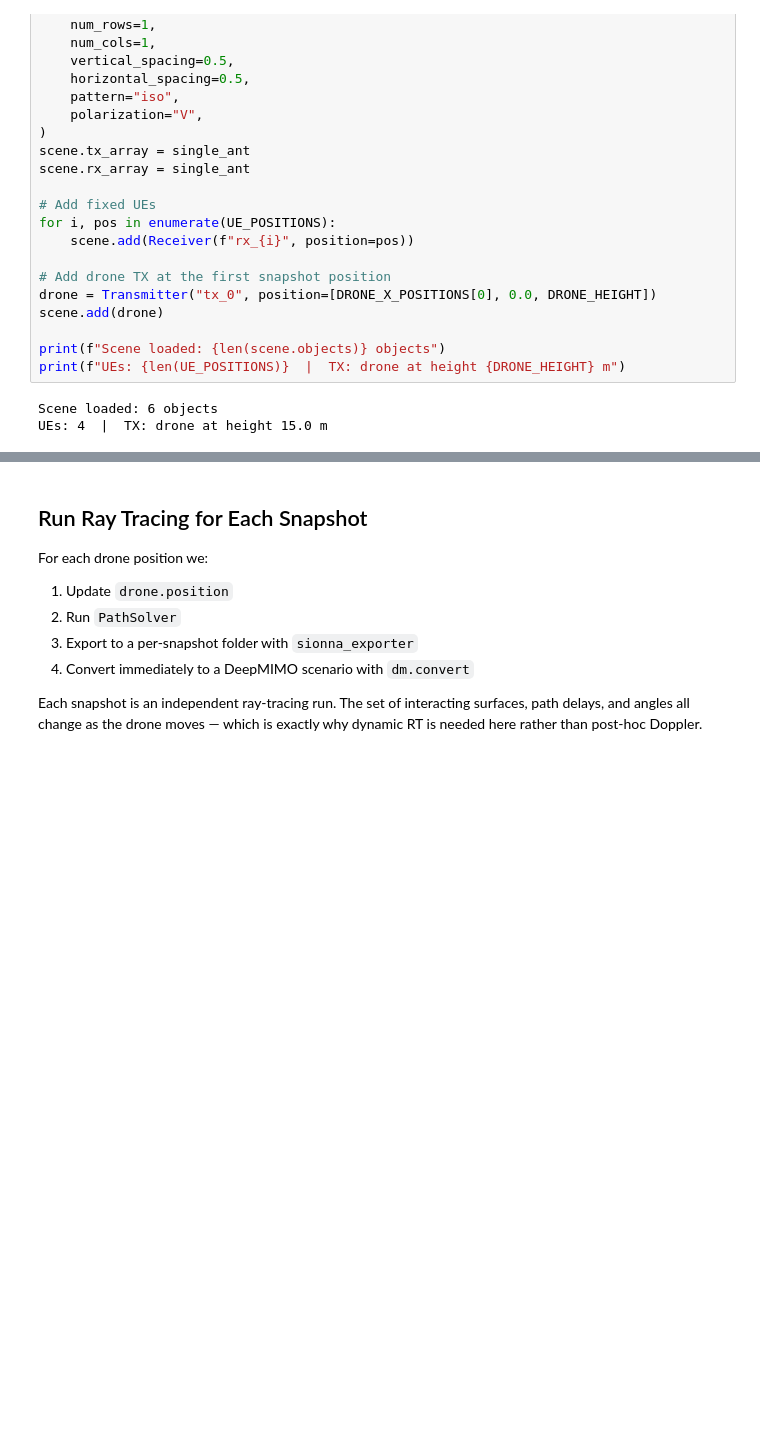
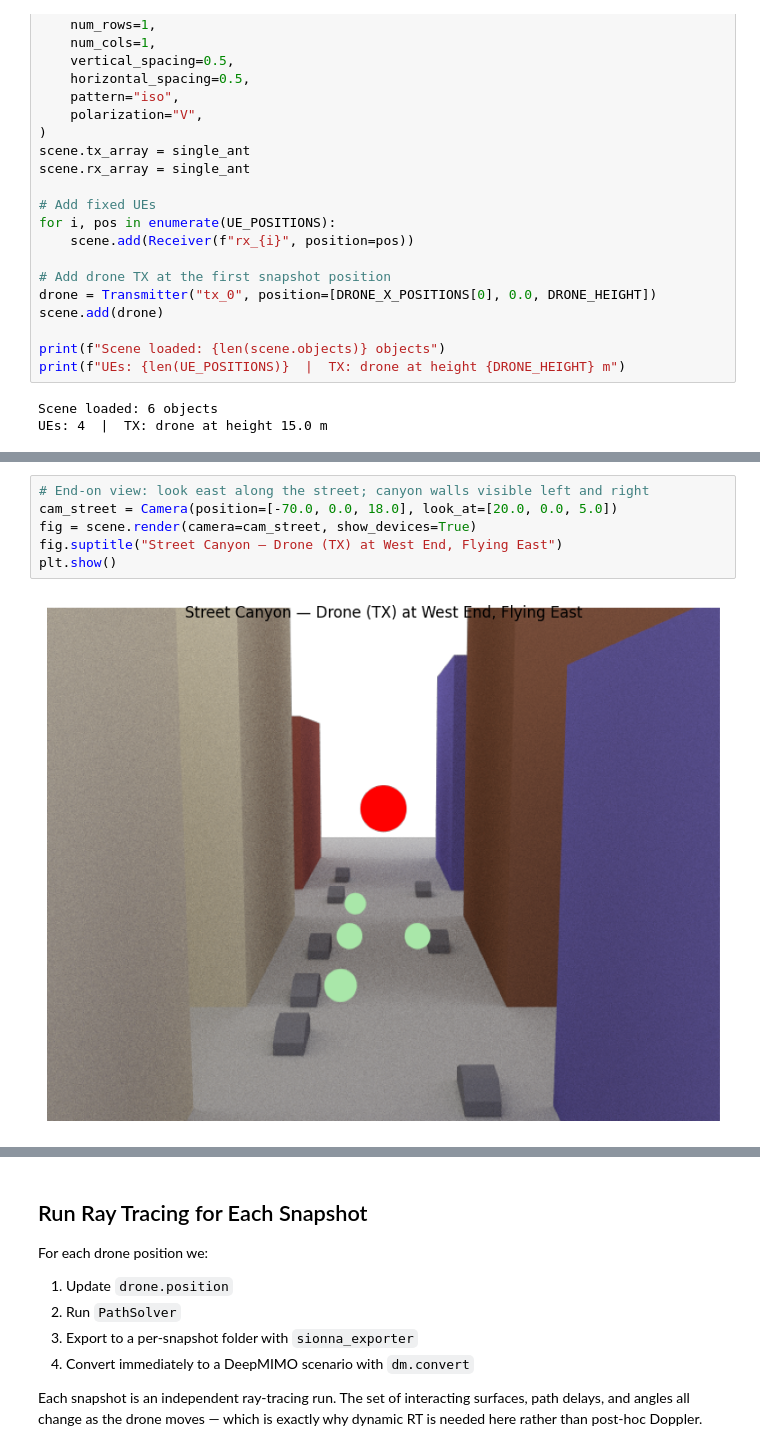
Before and after one commit to DeepMIMO/DeepMIMO, a Jupyter notebook: docs/applications/5_dynamic_rt.ipynb, the cells around one changed output, grey strips where cells are left out. Saved outputs shown, nothing was run; the diff lists cells and outputs as text; blank space fills up the shorter version.

```diff
--- a/docs/applications/5_dynamic_rt.ipynb
+++ b/docs/applications/5_dynamic_rt.ipynb
@@ -151 +159,9 @@ The drone (red triangle) starts at one end of the street.
+# %%
+# End-on view: look east along the street; canyon walls visible left and right
+cam_street = Camera(position=[-70.0, 0.0, 18.0], look_at=[20.0, 0.0, 5.0])
+fig = scene.render(camera=cam_street, show_devices=True)
+fig.suptitle("Street Canyon — Drone (TX) at West End, Flying East")
+plt.show()
+# %% [output]
+[figure, added]
 # %%
```
Also changed, not shown: parts of 7 cells of this notebook, 1 other file.
